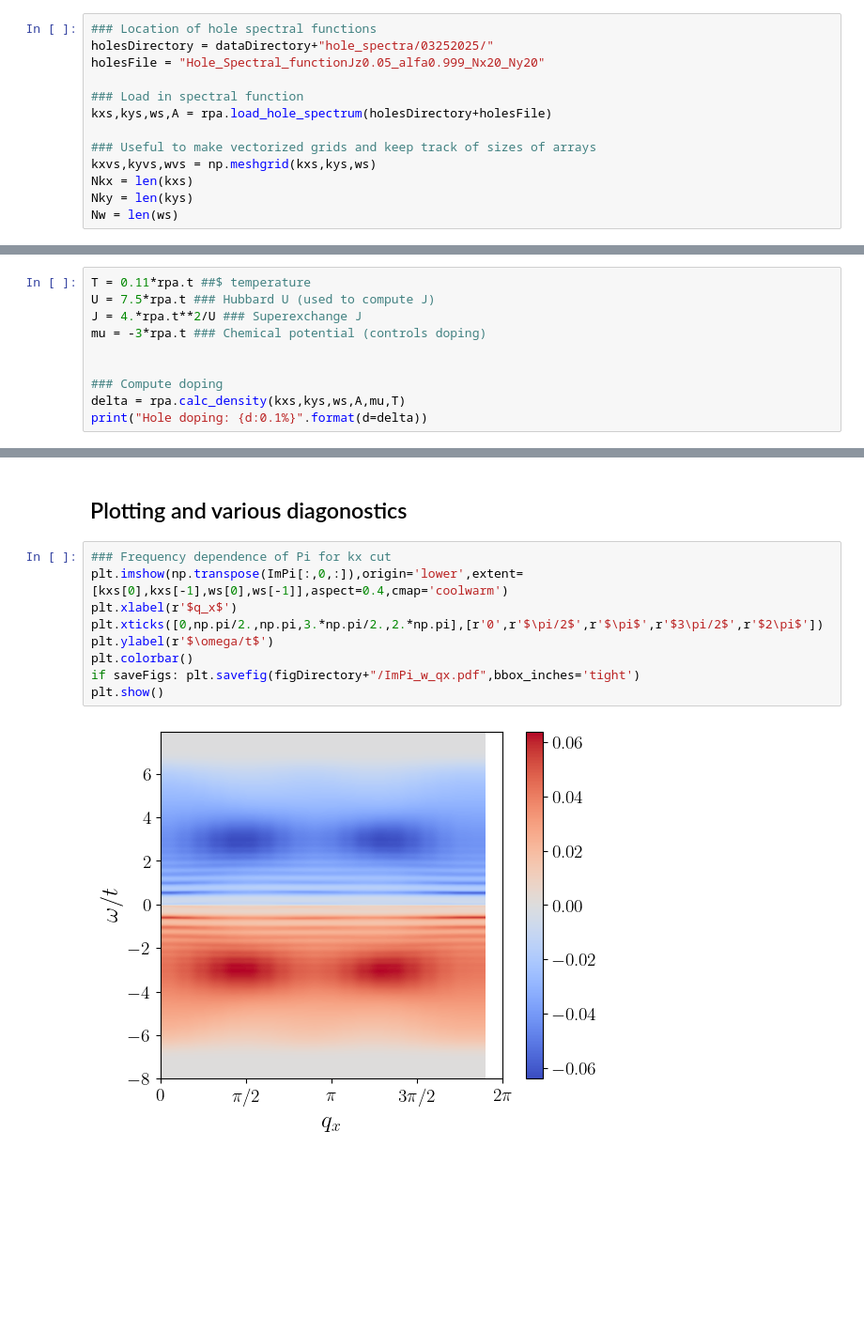
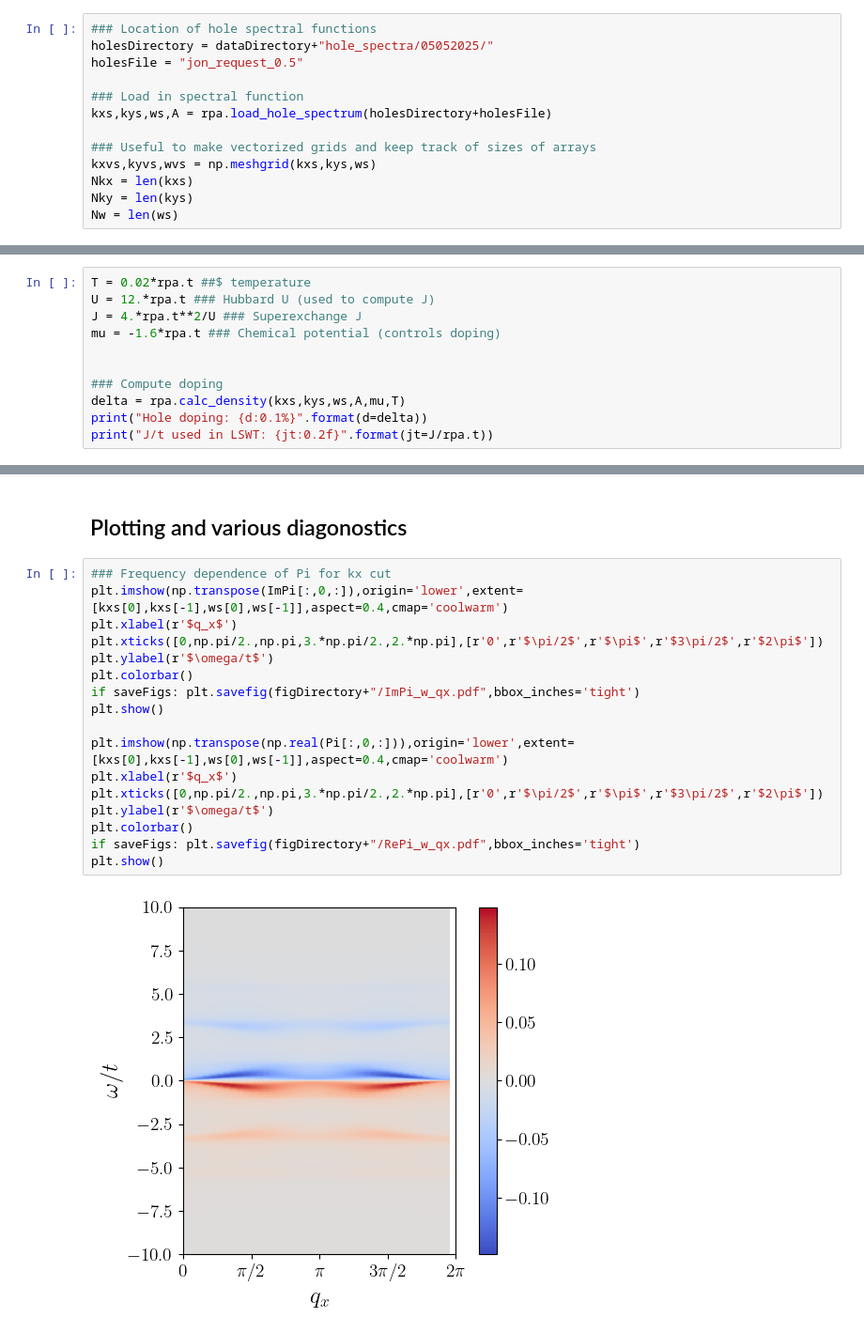
Before and after one commit to j-curtis/holes_and_magnons, a Jupyter notebook: Magnon_RPA_plots.ipynb, the cells around one changed output, grey strips where cells are left out. Shown at 94% size. Saved outputs shown, nothing was run; the diff lists cells and outputs as text; blank space fills up the shorter version.

Commit message:
Added method to compute spectral function.

```diff
--- a/Magnon_RPA_plots.ipynb
+++ b/Magnon_RPA_plots.ipynb
@@ -25,8 +27,8 @@ dataDirectory = "../data/" ### Data is loaded from and stored to this folder
 ## Load in spectral function
 # %%
 ### Location of hole spectral functions
-holesDirectory = dataDirectory+"hole_spectra/03252025/"
-holesFile = "Hole_Spectral_functionJz0.05_alfa0.999_Nx20_Ny20"
+holesDirectory = dataDirectory+"hole_spectra/05052025/"
+holesFile = "jon_request_0.5"
 
 ### Load in spectral function
 kxs,kys,ws,A = rpa.load_hole_spectrum(holesDirectory+holesFile)
@@ -51,13 +54,14 @@ plt.show()
 # %% [markdown]
 ## Set parameters and computing doping
 # %%
-T = 0.11*rpa.t ##$ temperature
-U = 7.5*rpa.t ### Hubbard U (used to compute J)
+T = 0.02*rpa.t ##$ temperature
+U = 12.*rpa.t ### Hubbard U (used to compute J)
 J = 4.*rpa.t**2/U ### Superexchange J
-mu = -3*rpa.t ### Chemical potential (controls doping)
+mu = -1.6*rpa.t ### Chemical potential (controls doping)
 
 
 ### Compute doping
 delta = rpa.calc_density(kxs,kys,ws,A,mu,T)
 print("Hole doping: {d:0.1%}".format(d=delta))
+print("J/t used in LSWT: {jt:0.2f}".format(jt=J/rpa.t))
 # %% [output]
@@ -84,11 +115,19 @@ for i in range(len(kxs)):
 # %%
 ### Frequency dependence of Pi for kx cut
 plt.imshow(np.transpose(ImPi[:,0,:]),origin='lower',extent=[kxs[0],kxs[-1],ws[0],ws[-1]],aspect=0.4,cmap='coolwarm')
 plt.xlabel(r'$q_x$')
 plt.xticks([0,np.pi/2.,np.pi,3.*np.pi/2.,2.*np.pi],[r'0',r'$\pi/2$',r'$\pi$',r'$3\pi/2$',r'$2\pi$'])
 plt.ylabel(r'$\omega/t$')
 plt.colorbar()
 if saveFigs: plt.savefig(figDirectory+"/ImPi_w_qx.pdf",bbox_inches='tight')
 plt.show()
+
+plt.imshow(np.transpose(np.real(Pi[:,0,:])),origin='lower',extent=[kxs[0],kxs[-1],ws[0],ws[-1]],aspect=0.4,cmap='coolwarm')
+plt.xlabel(r'$q_x$')
+plt.xticks([0,np.pi/2.,np.pi,3.*np.pi/2.,2.*np.pi],[r'0',r'$\pi/2$',r'$\pi$',r'$3\pi/2$',r'$2\pi$'])
+plt.ylabel(r'$\omega/t$')
+plt.colorbar()
+if saveFigs: plt.savefig(figDirectory+"/RePi_w_qx.pdf",bbox_inches='tight')
+plt.show()
 # %% [output]
-[figure, old version]
+[figure, new version]
```
Also changed, not shown: parts of 9 cells of this notebook, 1 other file.
